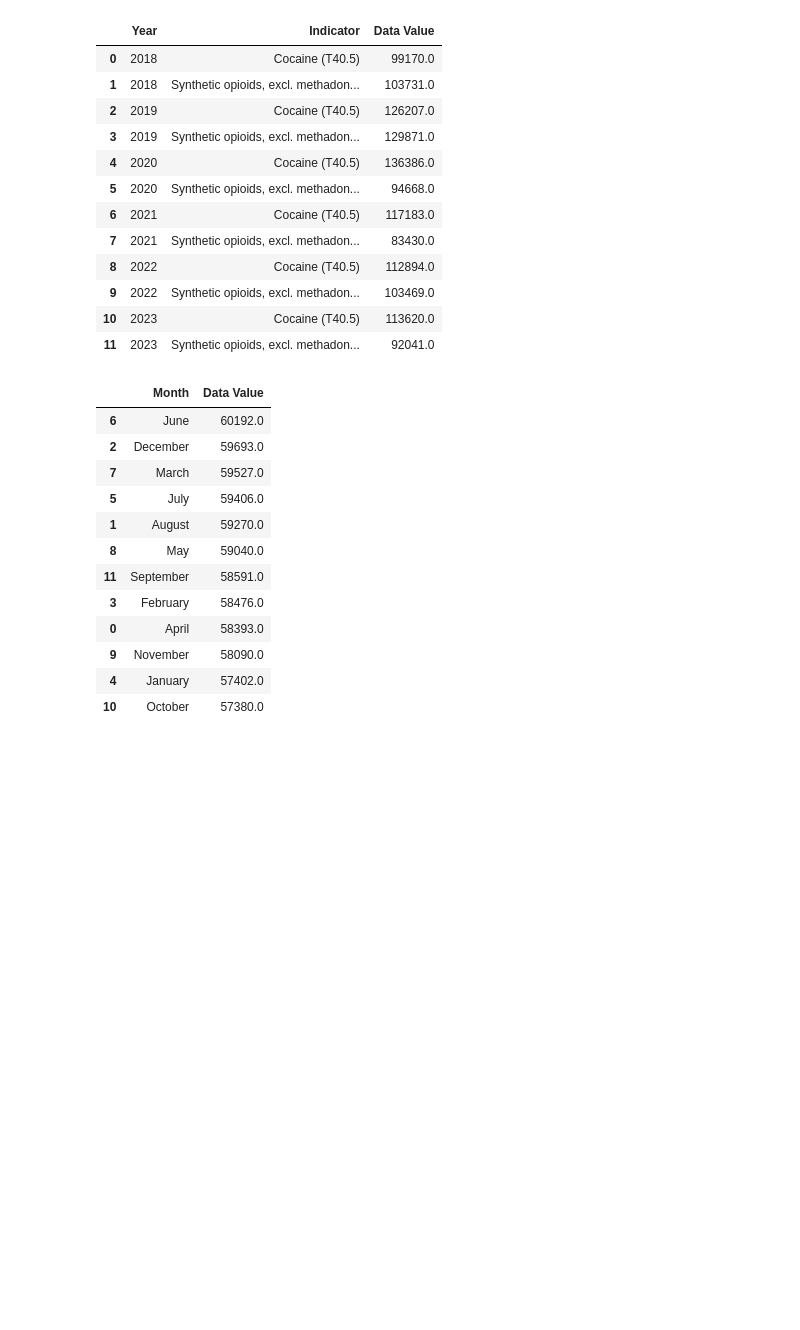
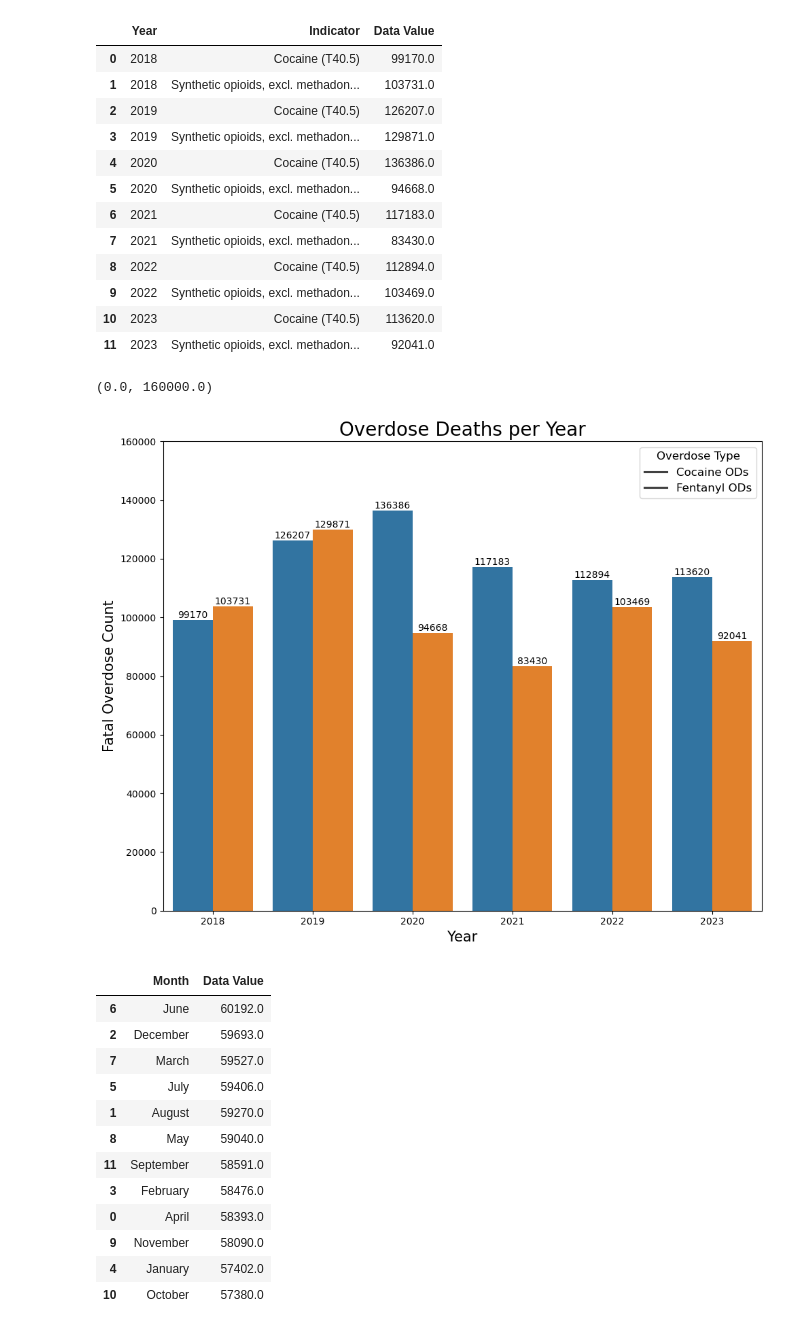
Before and after one commit to dorinajordan22/da14_capstone_2023_cocaine_and_fentanyl_analysis-, a Jupyter notebook: notebooks/2018_2023_cocaine_and_fentanyl_analysis.ipynb, the cells around one changed output. Drawn from its saved outputs; the diff is of its cells as text; code cells hidden in the pictures; blank space fills up the shorter version.

```diff
--- a/notebooks/2018_2023_cocaine_and_fentanyl_analysis.ipynb
+++ b/notebooks/2018_2023_cocaine_and_fentanyl_analysis.ipynb
@@ -689,6 +662,23 @@ deaths_per_year
 | 9 | 2022 | Synthetic opioids, excl. methadon... | 103469.0 |
 | 10 | 2023 | Cocaine (T40.5) | 113620.0 |
 | 11 | 2023 | Synthetic opioids, excl. methadon... | 92041.0 |
+# %%
+plt.figure(figsize=(10, 8))
+ax = sns.barplot(x='Year', y='Data Value',hue='Indicator', data= deaths_per_year)
+
+for container in ax.containers:
+    ax.bar_label(container, label_type='edge')
+
+plt.title('Overdose Deaths per Year', fontsize=20)
+plt.xlabel('Year',fontsize=15)
+plt.ylabel('Fatal Overdose Count',fontsize=15)
+plt.legend((['Cocaine ODs','Fentanyl ODs']), title='Overdose Type', title_fontsize=12, fontsize=12)
+plt.tight_layout()
+
+plt.ylim(bottom=0, top=160000)
+# %% [output]
+(0.0, 160000.0)
+[figure, added]
 # %%
 cokedeaths_per_month= (
     years2018_2023
```
Also changed, not shown: parts of 9 cells of this notebook.
